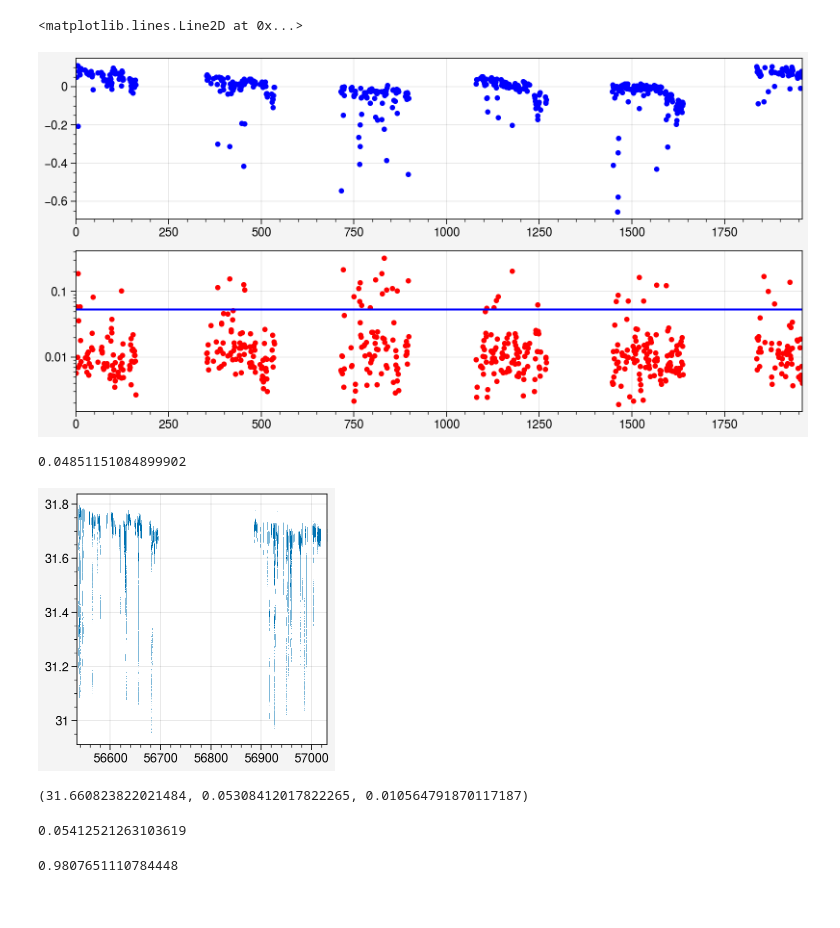
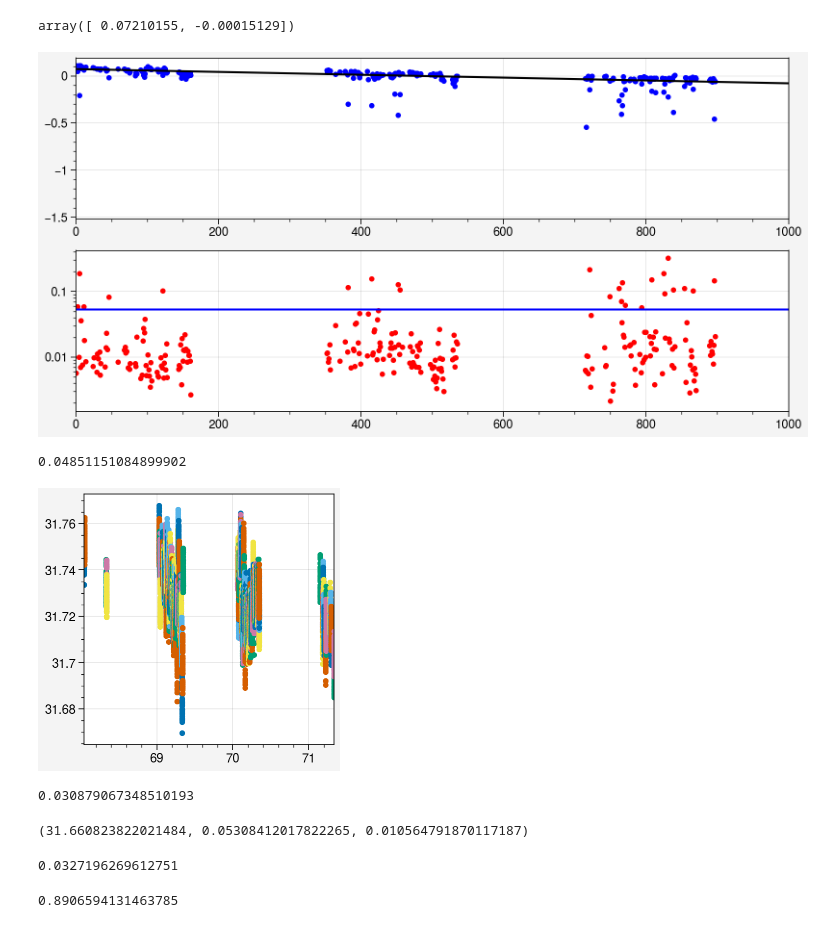
Before and after one commit to beckermr/misc, a Jupyter notebook: work/stupid_cal/zp_correlations.ipynb, the cells around one changed output. Saved outputs shown, nothing was run; the diff lists cells and outputs as text; code cells hidden in the pictures.

```diff
--- a/work/stupid_cal/zp_correlations.ipynb
+++ b/work/stupid_cal/zp_correlations.ipynb
@@ -30,40 +30,71 @@ for ind, (k, v) in enumerate(revind.items()):
     d["mjd_obs"][ind] = k
     d["mag_zero"][ind] = np.median(cdd["mag_zero"][v])
     d["mag_zero_std"][ind] = mad(cdd["mag_zero"][v])
+# %%
+from scipy.optimize import curve_fit
+
+
+msk = d["mjd_obs"] < 600
+
+x0 = d["mjd_obs"][msk]
+y0 = d["mag_zero"][msk] - np.median(d["mag_zero"])
+
+def func(x0, b, m):
+    return b + m*x0
+
+p0, cov0 = curve_fit(func, x0, y0, [0.1, 1e-3], absolute_sigma=True, sigma=d["mag_zero_std"][msk])
+p0
+# %% [output]
+array([ 0.07210155, -0.00015129])
 # %%
 fig, axs = pplt.subplots(nrows=2, ncols=1, figsize=(8, 4), share=2)
 yval = d["mag_zero"] - np.mean(d["mag_zero"])
 axs[0, 0].plot(d["mjd_obs"], d["mag_zero"] - np.median(d["mag_zero"]), ".", color="b")
+axs[0, 0].plot(np.linspace(0, 10000, 1000), func(np.linspace(0, 10000, 1000), *p0), color="k")
 axs[1, 0].semilogy(d["mjd_obs"], d["mag_zero_std"], ".", color="r")
 axs[1, 0].axhline(mad(d["mag_zero"]), color="b")
 
-# axs[1, 0].format(xlim=(0, 300))
+axs[1, 0].format(xlim=(0, 1000))
 # axs.fill_between(d["mjd_obs"], yval -d["mag_zero_std"], yval + d["mag_zero_std"], color="k", alpha=0.25)
 # axs.format(xlim=(56500, 56750))
 # %% [output]
-<matplotlib.lines.Line2D at 0x...>
-[figure, old version]
+[figure, new version]
 # %%
-msk = np.abs(cdd["mjd_obs"] - low_night) < 500
+night = (cdd["mjd_obs"] + 0.5).astype(int)
+ngt = night - np.min(night)
+mngt = 72
+lngt = 68
+msk = (ngt >= lngt) & (ngt <= mngt)
 
 fig, axs = pplt.subplots()
 
-axs[0, 0].plot(cdd["mjd_obs"][msk], cdd["mag_zero"][msk], ",")
+uexps = np.unique(cdd["expnum"][msk])
+for uexp in uexps:
+    msk = (ngt >= lngt) & (ngt <= mngt) & (cdd["expnum"] == uexp)
+
+    axs[0, 0].plot(cdd["mjd_obs"][msk]-low_night, cdd["mag_zero"][msk], ".")
 
 mad(cdd["mag_zero"])
 # %% [output]
 0.04851151084899902
-[figure, old version]
+[figure, new version]
+# %%
+msk = d["mjd_obs"] < 1000
+mad(d["mag_zero"][msk] - func(d["mjd_obs"][msk], *p0))
+# %% [output]
+0.030879067348510193
 # %%
 np.median(d["mag_zero"]), mad(d["mag_zero"]), np.median(d["mag_zero_std"])
 # %% [output]
 (31.660823822021484, 0.05308412017822265, 0.010564791870117187)
 # %%
-tot_var = mad(d["mag_zero"])**2 + np.median(d["mag_zero_std"])**2
+dmz = d["mag_zero"][msk] - func(d["mjd_obs"][msk], *p0)
+
+tot_var = mad(dmz)**2 + np.median(d["mag_zero_std"][msk])**2
 np.sqrt(tot_var)
 # %% [output]
-0.05412521263103619
+0.0327196269612751
-# %%
-np.sqrt(1.0 - np.median(d["mag_zero_std"])**2 / tot_var)
-# %% [output]
-0.9807651110784448
+# %%
+mad(dmz)**2 / tot_var
+# %% [output]
+0.8906594131463785
```
Also changed, not shown: 1 other file.
